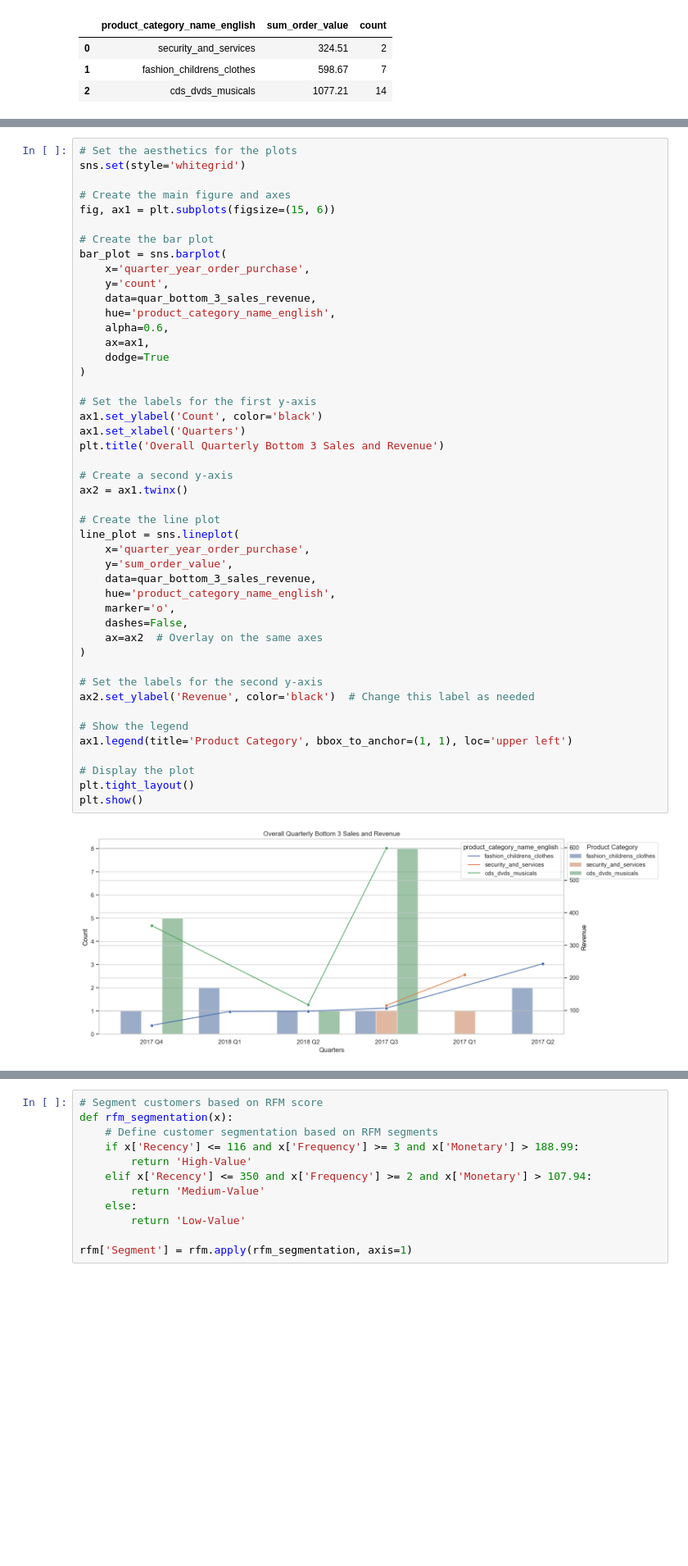
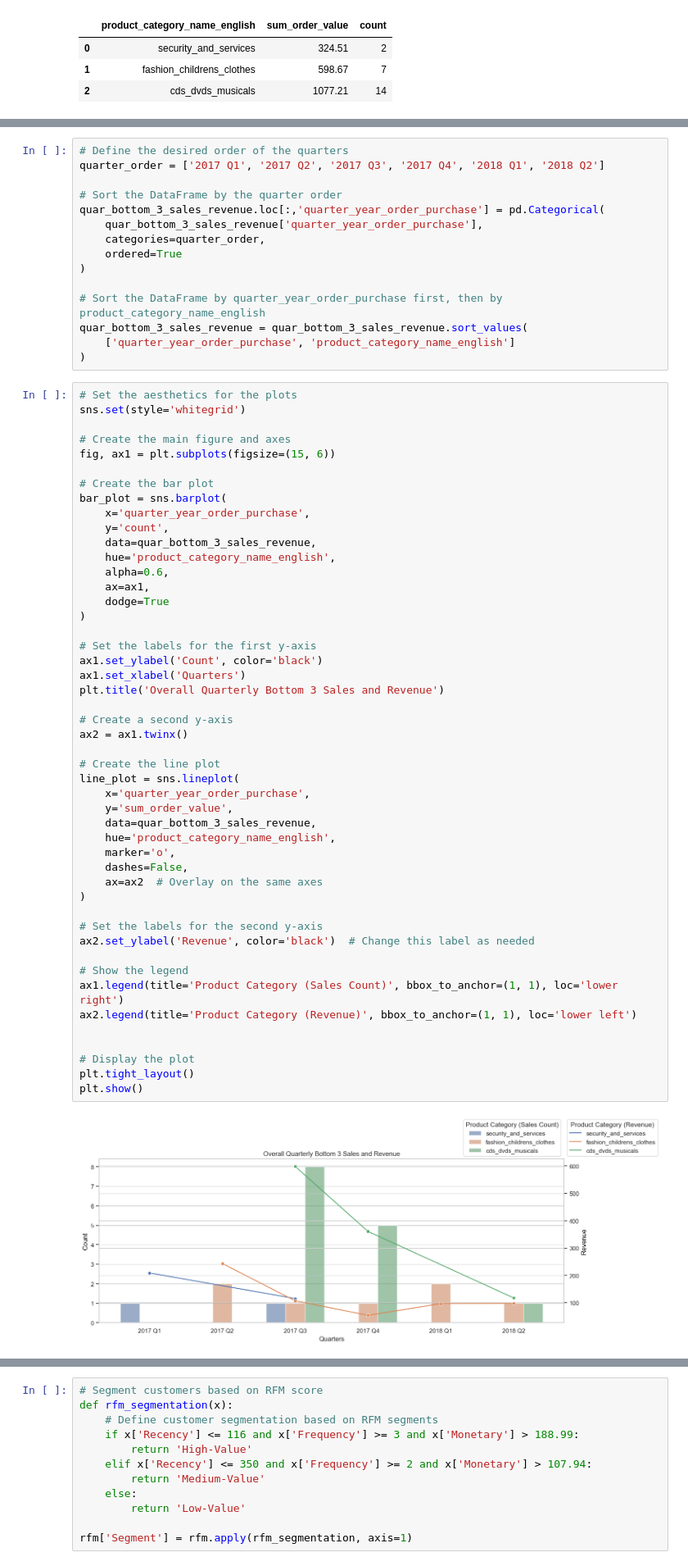
Before and after one commit to xhllex/assessment, a Jupyter notebook: ST_Assessment_Eunice Law.ipynb, the cells around one changed output, grey strips where cells are left out. Shown at 82% size. Drawn from its saved outputs; the diff is of its cells as text; blank space fills up the shorter version.

```diff
--- a/ST_Assessment_Eunice Law.ipynb
+++ b/ST_Assessment_Eunice Law.ipynb
@@ -392,3 +386,18 @@ quar_bottom_3_sales_revenue = quar_sales_qty_revenue[quar_sales_qty_revenue['pro
+# %%
+# Define the desired order of the quarters
+quarter_order = ['2017 Q1', '2017 Q2', '2017 Q3', '2017 Q4', '2018 Q1', '2018 Q2']
+
+# Sort the DataFrame by the quarter order
+quar_bottom_3_sales_revenue.loc[:,'quarter_year_order_purchase'] = pd.Categorical(
+    quar_bottom_3_sales_revenue['quarter_year_order_purchase'],
+    categories=quarter_order,
+    ordered=True
+)
+
+# Sort the DataFrame by quarter_year_order_purchase first, then by product_category_name_english
+quar_bottom_3_sales_revenue = quar_bottom_3_sales_revenue.sort_values(
+    ['quarter_year_order_purchase', 'product_category_name_english']
+)
 # %%
 # Set the aesthetics for the plots
 sns.set(style='whitegrid')
@@ -408,32 +417,34 @@ bar_plot = sns.barplot(
 )
 
 # Set the labels for the first y-axis
 ax1.set_ylabel('Count', color='black')
 ax1.set_xlabel('Quarters')
 plt.title('Overall Quarterly Bottom 3 Sales and Revenue')
 
 # Create a second y-axis
 ax2 = ax1.twinx()
 
 # Create the line plot
 line_plot = sns.lineplot(
     x='quarter_year_order_purchase',
     y='sum_order_value',
     data=quar_bottom_3_sales_revenue,
     hue='product_category_name_english',
     marker='o',
     dashes=False,
     ax=ax2  # Overlay on the same axes
 )
 
 # Set the labels for the second y-axis
 ax2.set_ylabel('Revenue', color='black')  # Change this label as needed
 
 # Show the legend
-ax1.legend(title='Product Category', bbox_to_anchor=(1, 1), loc='upper left')
+ax1.legend(title='Product Category (Sales Count)', bbox_to_anchor=(1, 1), loc='lower right')
+ax2.legend(title='Product Category (Revenue)', bbox_to_anchor=(1, 1), loc='lower left')
+
 
 # Display the plot
 plt.tight_layout()
 plt.show()
 # %% [output]
-[figure, old version]
+[figure, new version]
```
Also changed, not shown: parts of 20 cells of this notebook.
